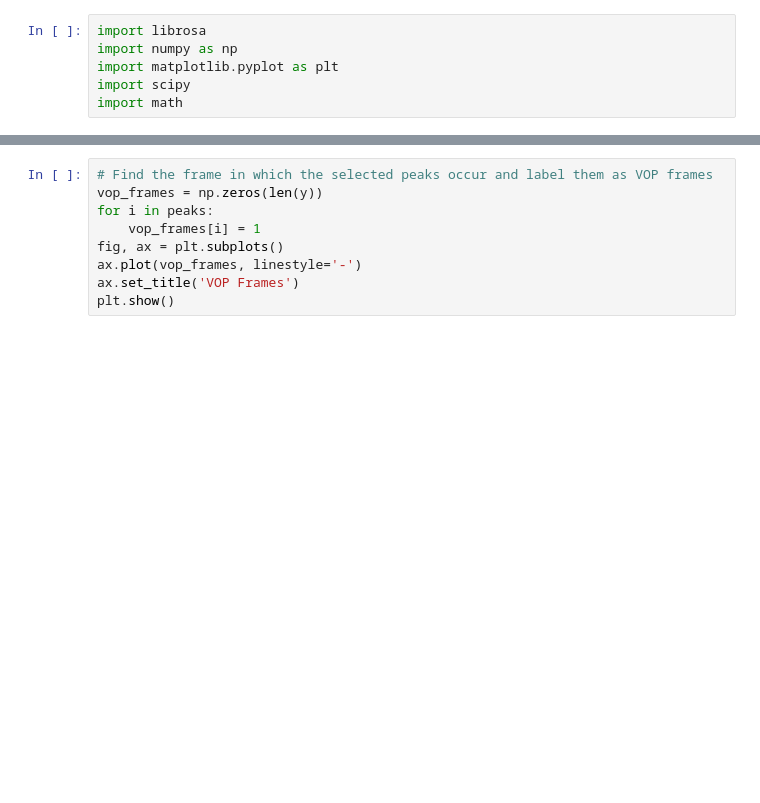
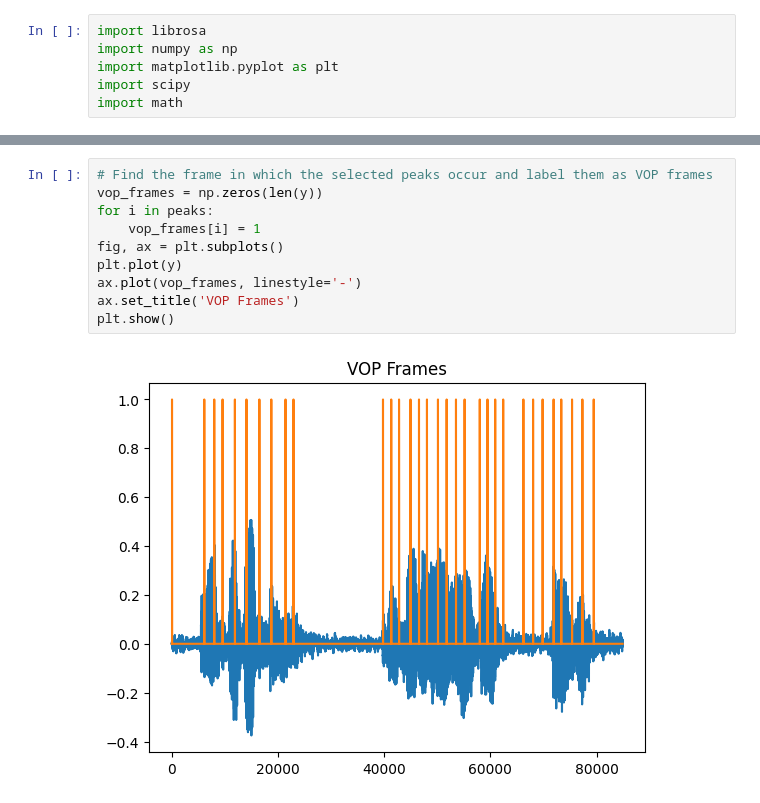
Before and after one commit to Patel-Technologies/Syllable-Detection-Spectral, a Jupyter notebook: lpr.ipynb, the cells around one changed output, grey strips where cells are left out. Saved outputs shown, nothing was run; the diff lists cells and outputs as text; blank space fills up the shorter version.

```diff
--- a/lpr.ipynb
+++ b/lpr.ipynb
@@ -71,9 +83,12 @@ plt.show()
 # %%
 # Find the frame in which the selected peaks occur and label them as VOP frames
 vop_frames = np.zeros(len(y))
 for i in peaks:
     vop_frames[i] = 1
 fig, ax = plt.subplots()
+plt.plot(y)
 ax.plot(vop_frames, linestyle='-')
 ax.set_title('VOP Frames')
 plt.show()
+# %% [output]
+[figure, added]
```
Also changed, not shown: parts of 6 cells of this notebook, 3 other files.
